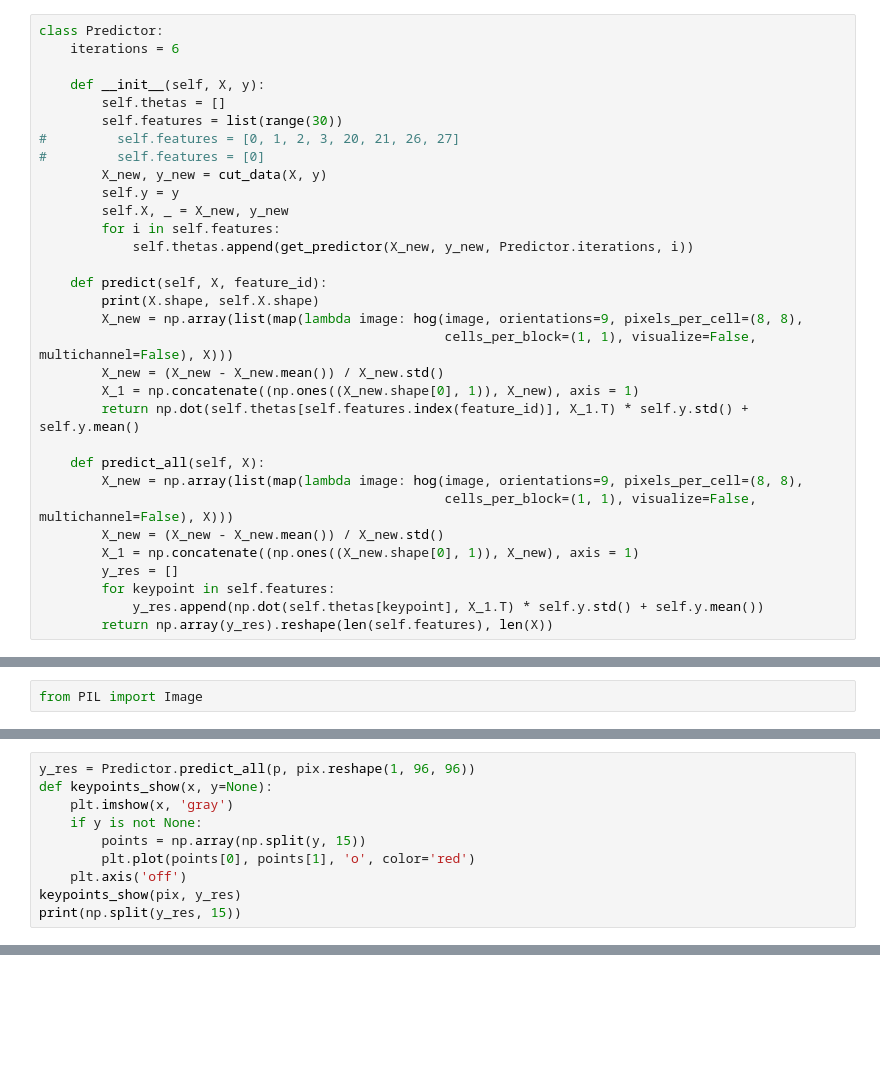
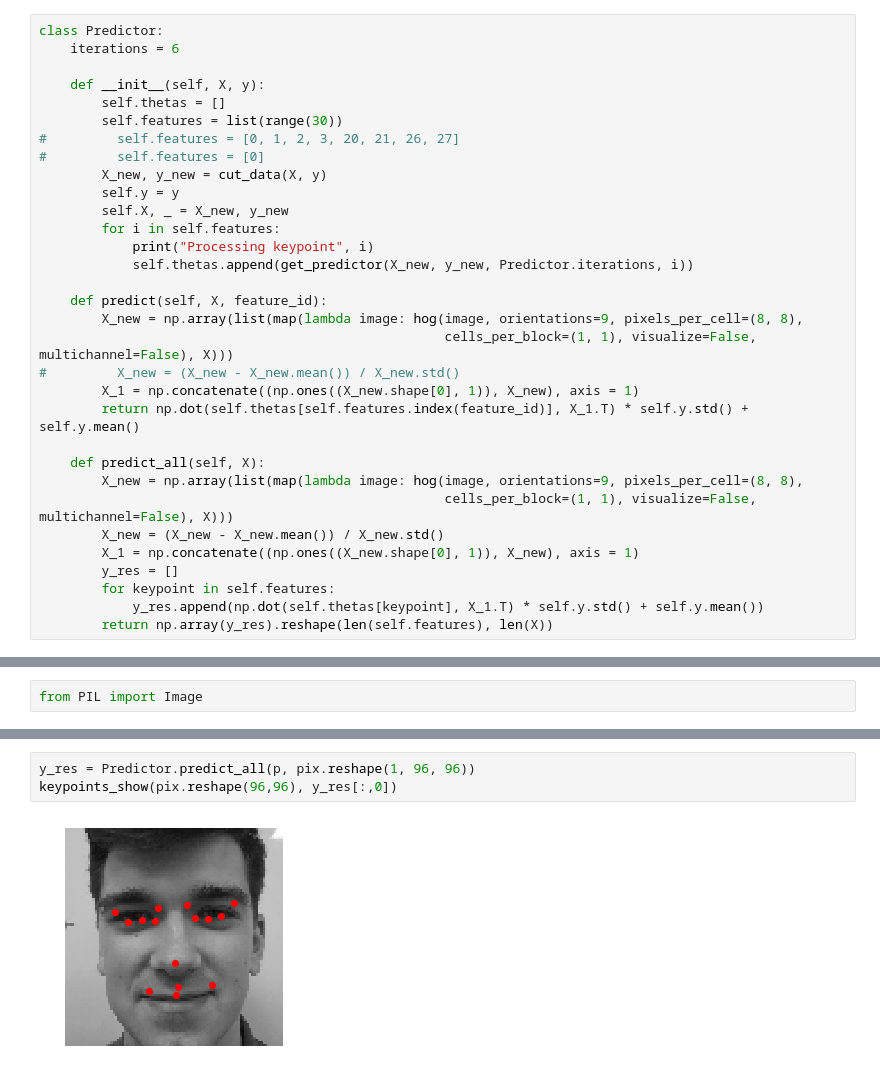
Before and after one commit to Midren/Caricature_maker, a Jupyter notebook: Untitled1.ipynb, the cells around one changed output, grey strips where cells are left out. Saved outputs shown, nothing was run; the diff lists cells and outputs as text; blank space fills up the shorter version.

```diff
--- a/Untitled1.ipynb
+++ b/Untitled1.ipynb
@@ -83,13 +92,13 @@ class Predictor:
         self.y = y
         self.X, _ = X_new, y_new
         for i in self.features:
+            print("Processing keypoint", i)
             self.thetas.append(get_predictor(X_new, y_new, Predictor.iterations, i))
 
     def predict(self, X, feature_id):
-        print(X.shape, self.X.shape)
         X_new = np.array(list(map(lambda image: hog(image, orientations=9, pixels_per_cell=(8, 8),
                                                     cells_per_block=(1, 1), visualize=False, multichannel=False), X)))
-        X_new = (X_new - X_new.mean()) / X_new.std()
+#         X_new = (X_new - X_new.mean()) / X_new.std()
         X_1 = np.concatenate((np.ones((X_new.shape[0], 1)), X_new), axis = 1)
         return np.dot(self.thetas[self.features.index(feature_id)], X_1.T) * self.y.std() + self.y.mean()
 
@@ -192,10 +191,0 @@ pix = np.array(pic.getdata()).reshape(96, 96)
-# %%
-y_res = Predictor.predict_all(p, pix.reshape(1, 96, 96))
-def keypoints_show(x, y=None):
-    plt.imshow(x, 'gray')
-    if y is not None:
-        points = np.array(np.split(y, 15))
-        plt.plot(points[0], points[1], 'o', color='red')
-    plt.axis('off')
-keypoints_show(pix, y_res)
-print(np.split(y_res, 15))
@@ -220 +192,6 @@ print(np.split(y_res, 15))
+# %%
+y_res = Predictor.predict_all(p, pix.reshape(1, 96, 96))
+keypoints_show(pix.reshape(96,96), y_res[:,0])
+# %% [output]
+[figure, added]
 # %%
```
Also changed, not shown: parts of 24 cells of this notebook, 16 other files.
